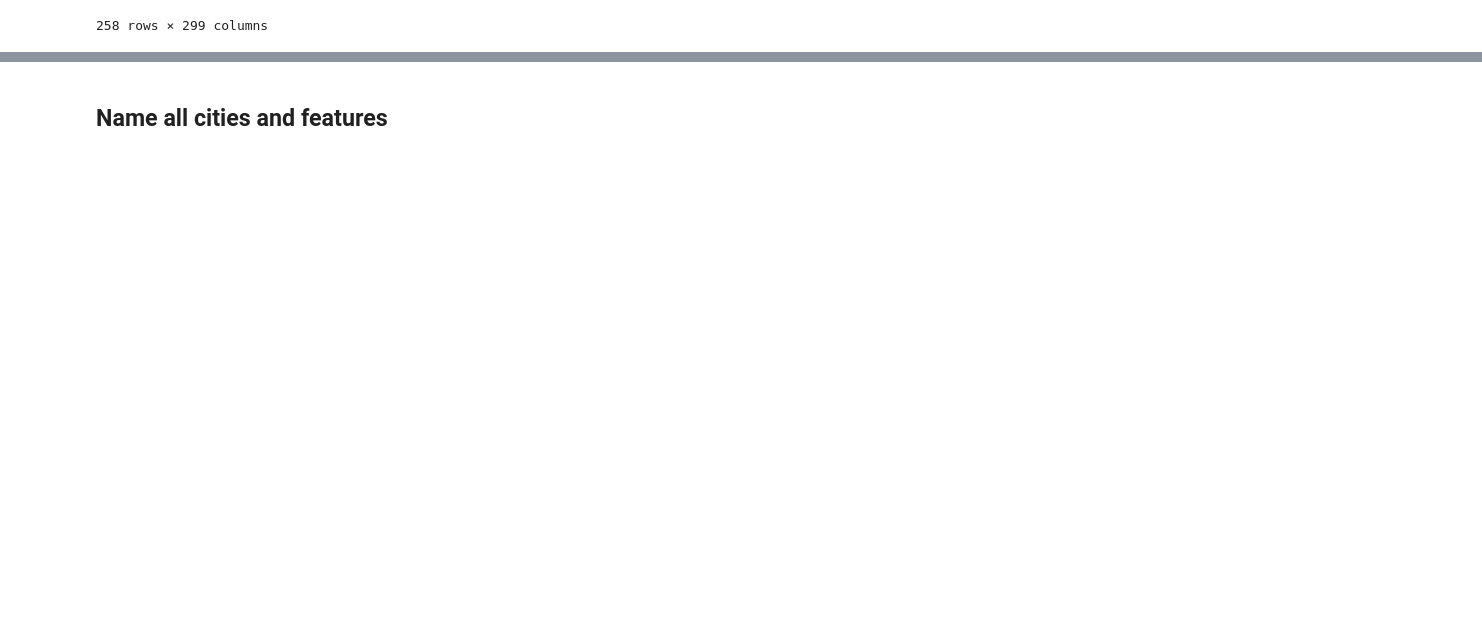
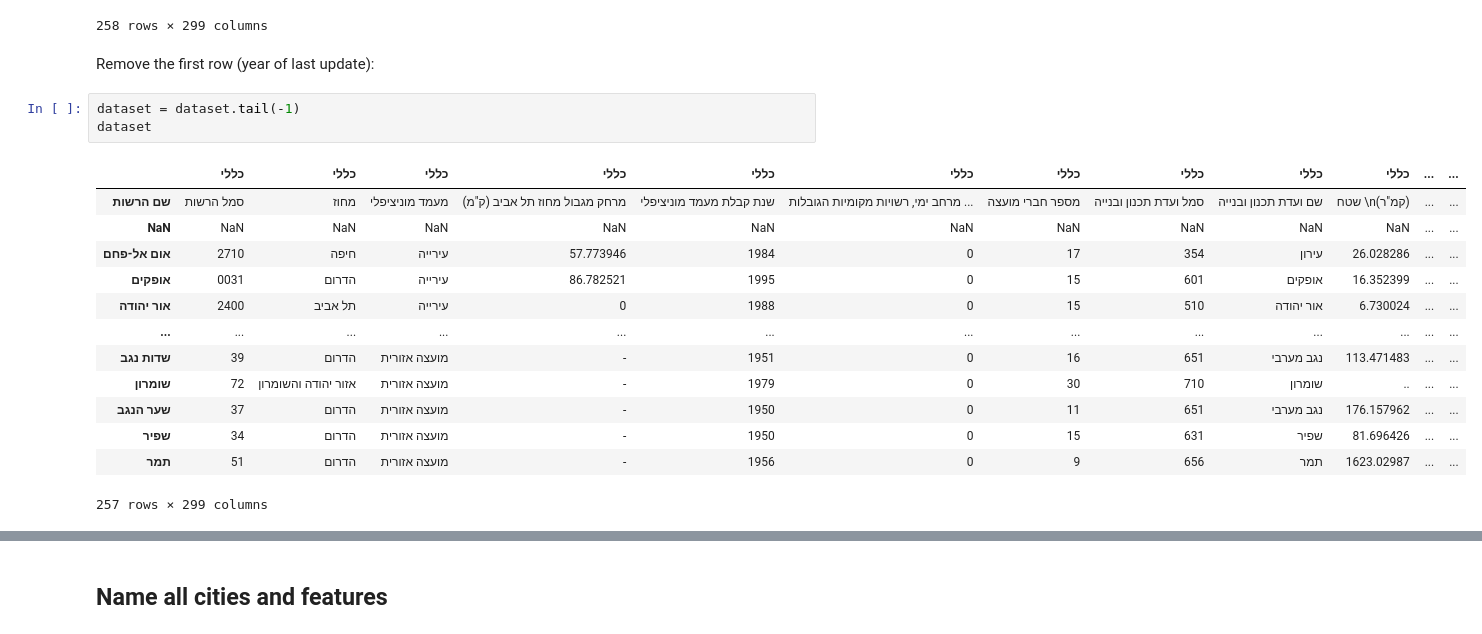
Before and after one commit to odedovadia/municipal, a Jupyter notebook: municipal.ipynb, the cells around one changed output, grey strips where cells are left out. Cells and saved outputs as stored; diff of their text form; blank space fills up the shorter version.

```diff
--- a/municipal.ipynb
+++ b/municipal.ipynb
@@ -37,3 +62,22 @@ dataset
 | שפיר | 34 | הדרום | מועצה אזורית | - | 1950 | 0 | 15 | 631 | שפיר | 81.696426 | ... | ... |
 | תמר | 51 | הדרום | מועצה אזורית | - | 1956 | 0 | 9 | 656 | תמר | 1623.02987 | ... | ... |
 258 rows × 299 columns
+# %% [markdown]
+Remove the first row (year of last update):
+# %%
+dataset = dataset.tail(-1)
+dataset
+# %% [output]
+|  | כללי | כללי | כללי | כללי | כללי | כללי | כללי | כללי | כללי | כללי | ... | ... |
+| שם הרשות | סמל הרשות | מחוז | מעמד מוניציפלי | מרחק מגבול מחוז תל אביב (ק"מ) | שנת קבלת מעמד מוניציפלי | מרחב ימי, רשויות מקומיות הגובלות ... | מספר חברי מועצה | סמל ועדת תכנון ובנייה | שם ועדת תכנון ובנייה | שטח \n(קמ"ר) | ... | ... |
+| NaN | NaN | NaN | NaN | NaN | NaN | NaN | NaN | NaN | NaN | NaN | ... | ... |
+| אום אל-פחם | 2710 | חיפה | עירייה | 57.773946 | 1984 | 0 | 17 | 354 | עירון | 26.028286 | ... | ... |
+| אופקים | 0031 | הדרום | עירייה | 86.782521 | 1995 | 0 | 15 | 601 | אופקים | 16.352399 | ... | ... |
+| אור יהודה | 2400 | תל אביב | עירייה | 0 | 1988 | 0 | 15 | 510 | אור יהודה | 6.730024 | ... | ... |
+| ... | ... | ... | ... | ... | ... | ... | ... | ... | ... | ... | ... | ... |
+| שדות נגב | 39 | הדרום | מועצה אזורית | - | 1951 | 0 | 16 | 651 | נגב מערבי | 113.471483 | ... | ... |
+| שומרון | 72 | אזור יהודה והשומרון | מועצה אזורית | - | 1979 | 0 | 30 | 710 | שומרון | .. | ... | ... |
+| שער הנגב | 37 | הדרום | מועצה אזורית | - | 1950 | 0 | 11 | 651 | נגב מערבי | 176.157962 | ... | ... |
+| שפיר | 34 | הדרום | מועצה אזורית | - | 1950 | 0 | 15 | 631 | שפיר | 81.696426 | ... | ... |
+| תמר | 51 | הדרום | מועצה אזורית | - | 1956 | 0 | 9 | 656 | תמר | 1623.02987 | ... | ... |
+257 rows × 299 columns
```
Also changed, not shown: parts of 27 cells of this notebook.
